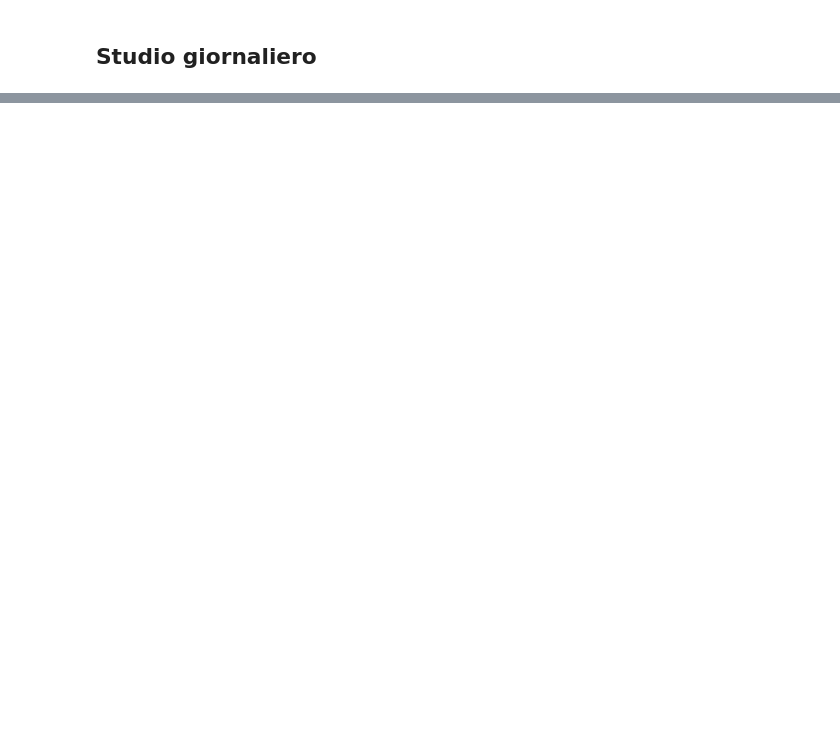
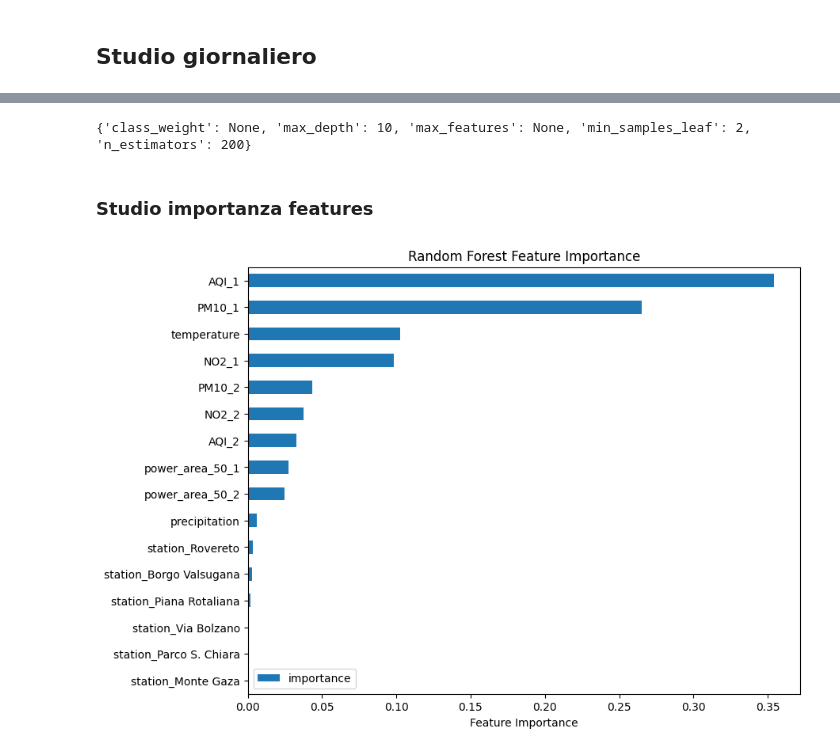
Before and after one commit to CarloDegasperi/DataScience, a Jupyter notebook: notebooks/classification/05_random_forest.ipynb, the cells around one changed output, grey strips where cells are left out. Saved outputs shown, nothing was run; the diff lists cells and outputs as text; code cells hidden in the pictures; blank space fills up the shorter version.

```diff
--- a/notebooks/classification/05_random_forest.ipynb
+++ b/notebooks/classification/05_random_forest.ipynb
@@ -869,0 +431,8 @@ Pertanto il modello finale è relativamente buono (MCC = 0.836) nelle predizioni
+# %%
+# importiamo il dataframe creato precedentemente appositamente per questo studio
+daily_class_df = pd.read_csv('../../data/processed/dataset_day_class_processed.csv')
+
+# escludiamo poi anche diverse righe contenenti NaN sulle rilevazioni degli inquinanti (probabilmente dovute a malfunzionamenti dei sensori)
+daily_class_df.dropna(inplace=True)
+
+daily_class_df.head()
@@ -869,0 +485,19 @@ Pertanto il modello finale è relativamente buono (MCC = 0.836) nelle predizioni
+# %%
+# creiamo una griglia di iperparametri
+param_grid = {'n_estimators': [100, 200, 500],
+                'max_depth': [5, 10, None],
+                'min_samples_leaf': [1, 2, 5],
+                'max_features': [None, 'sqrt', 'log2'],
+                'class_weight': [None, 'balanced']}
+
+
+# inizializziamo il classificatore
+rfc_d = GridSearchCV(RandomForestClassifier(random_state=seed),
+                    param_grid,                                                   # iperparametri
+                    scoring=metrics.make_scorer(metrics.matthews_corrcoef),       # usiamo mcc come score perché le classi sono sbilanciate e non abbiamo preferenze tra fpr e fnr
+                    cv=5,                                                         # numero di fold della cross validation
+                    n_jobs=-1,                                                    # sfruttiamo al massimo la CPU
+                    refit=True)                                                   # usiamo i parametri trovati per addestrare il modello su tutto train
+# %%
+# alleniamo e troviamo gli iperparametri migliori
+rfc_d.fit(scaled_X_train,y_train)
@@ -869,0 +512,24 @@ Pertanto il modello finale è relativamente buono (MCC = 0.836) nelle predizioni
+# %%
+# diamo un'occhiata agli iperparametri migliori
+print(rfc_d.best_params_)
+# %% [output]
+{'class_weight': None, 'max_depth': 10, 'max_features': None, 'min_samples_leaf': 2, 'n_estimators': 200}
+# %%
+rfc_d_best = rfc_d.best_estimator_
+# %% [markdown]
+### Studio importanza features
+# %%
+# quali feature sono più importanti?
+classification_features = scaled_X_train.columns.difference(['target'])
+
+df_importance_d = pd.DataFrame({'importance': rfc_d_best.feature_importances_}, index=classification_features)
+
+df_importance_d = df_importance_d.sort_values(by='importance', ascending=True)
+
+df_importance_d.plot.barh(figsize=(9,7))
+
+plt.xlabel('Feature Importance')
+plt.title('Random Forest Feature Importance')
+plt.show()
+# %% [output]
+[figure, added]
```
Also changed, not shown: parts of 109 cells of this notebook, 1 other file.
